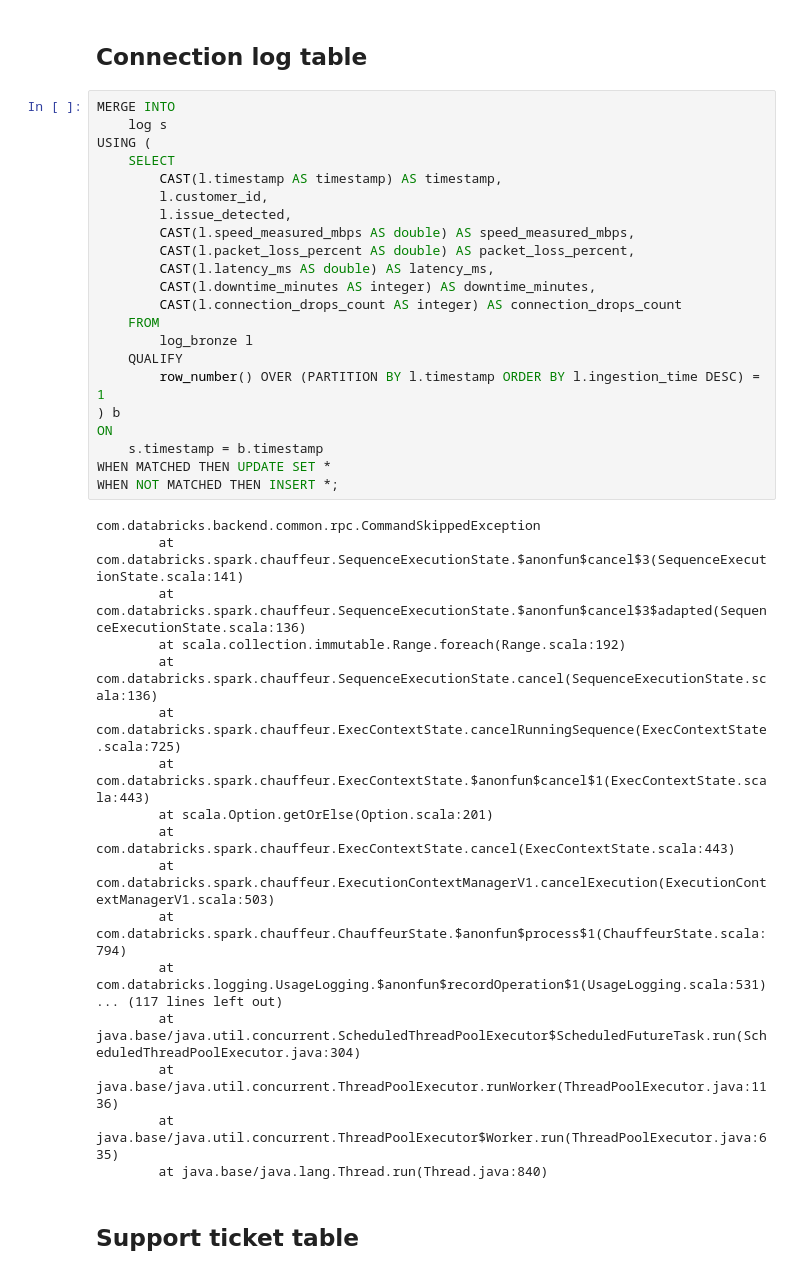
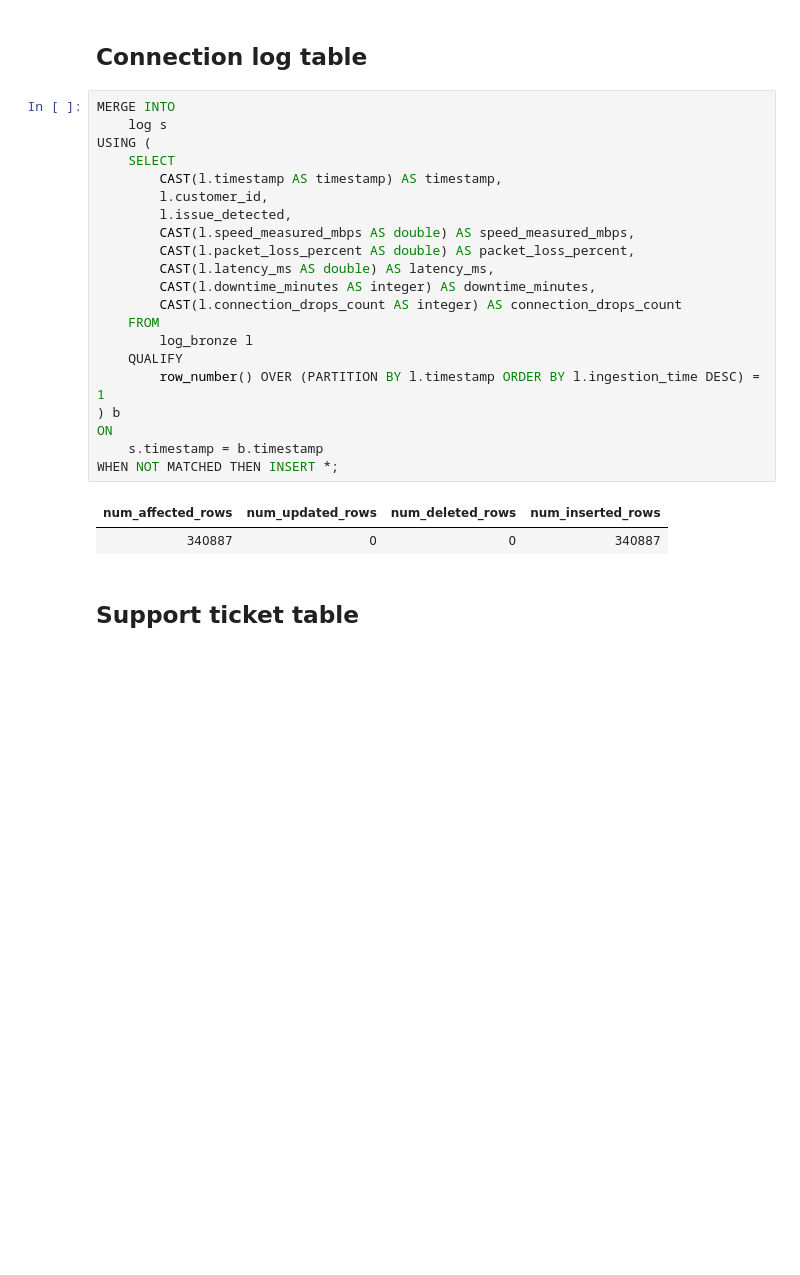
Before and after one commit to nimer03/databricks_demo, a Jupyter notebook: notebooks/customer_service_silver.ipynb, the cells around one changed output. Saved outputs shown, nothing was run; the diff lists cells and outputs as text; blank space fills up the shorter version.

```diff
--- a/notebooks/customer_service_silver.ipynb
+++ b/notebooks/customer_service_silver.ipynb
@@ -441,43 +518,27 @@ com.databricks.backend.common.rpc.CommandCancelledException
 # %%
 MERGE INTO
     log s
 USING (
     SELECT
         CAST(l.timestamp AS timestamp) AS timestamp,
         l.customer_id,
         l.issue_detected,
         CAST(l.speed_measured_mbps AS double) AS speed_measured_mbps,
         CAST(l.packet_loss_percent AS double) AS packet_loss_percent,
         CAST(l.latency_ms AS double) AS latency_ms,
         CAST(l.downtime_minutes AS integer) AS downtime_minutes,
         CAST(l.connection_drops_count AS integer) AS connection_drops_count
     FROM
         log_bronze l
     QUALIFY
         row_number() OVER (PARTITION BY l.timestamp ORDER BY l.ingestion_time DESC) = 1
 ) b
 ON
     s.timestamp = b.timestamp
-WHEN MATCHED THEN UPDATE SET *
 WHEN NOT MATCHED THEN INSERT *;
 # %% [output]
-com.databricks.backend.common.rpc.CommandSkippedException
-        at com.databricks.spark.chauffeur.SequenceExecutionState.$anonfun$cancel$3(SequenceExecutionState.scala:141)
-        at com.databricks.spark.chauffeur.SequenceExecutionState.$anonfun$cancel$3$adapted(SequenceExecutionState.scala:136)
-        at scala.collection.immutable.Range.foreach(Range.scala:192)
-        at com.databricks.spark.chauffeur.SequenceExecutionState.cancel(SequenceExecutionState.scala:136)
-        at com.databricks.spark.chauffeur.ExecContextState.cancelRunningSequence(ExecContextState.scala:725)
-        at com.databricks.spark.chauffeur.ExecContextState.$anonfun$cancel$1(ExecContextState.scala:443)
-        at scala.Option.getOrElse(Option.scala:201)
-        at com.databricks.spark.chauffeur.ExecContextState.cancel(ExecContextState.scala:443)
-        at com.databricks.spark.chauffeur.ExecutionContextManagerV1.cancelExecution(ExecutionContextManagerV1.scala:503)
-        at com.databricks.spark.chauffeur.ChauffeurState.$anonfun$process$1(ChauffeurState.scala:794)
-        at com.databricks.logging.UsageLogging.$anonfun$recordOperation$1(UsageLogging.scala:531)
-... (117 lines left out)
-        at java.base/java.util.concurrent.ScheduledThreadPoolExecutor$ScheduledFutureTask.run(ScheduledThreadPoolExecutor.java:304)
-        at java.base/java.util.concurrent.ThreadPoolExecutor.runWorker(ThreadPoolExecutor.java:1136)
-        at java.base/java.util.concurrent.ThreadPoolExecutor$Worker.run(ThreadPoolExecutor.java:635)
-        at java.base/java.lang.Thread.run(Thread.java:840)
+| num_affected_rows | num_updated_rows | num_deleted_rows | num_inserted_rows |
+| 340887 | 0 | 0 | 340887 |
 # %% [markdown]
 ## Support ticket table
 # %%
```
Also changed, not shown: parts of 12 cells of this notebook, 2 other files.
